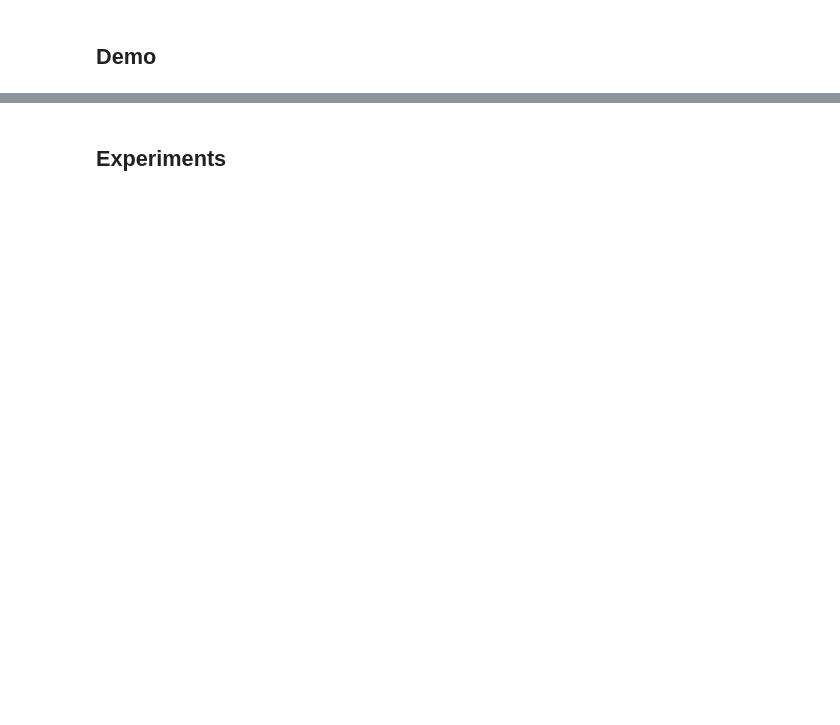
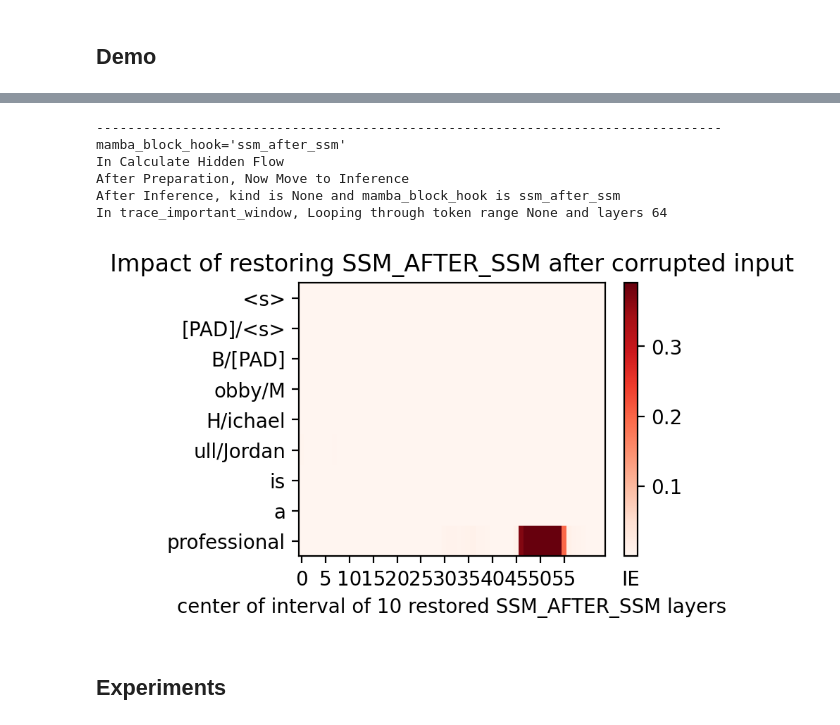
Before and after one commit to helalaou/anlp-spring2025-hw3, a Jupyter notebook: demo/mamba2_updated_causal_tracing.ipynb, the cells around one changed output, grey strips where cells are left out. Cells and saved outputs as stored; diff of their text form; code cells hidden in the pictures; blank space fills up the shorter version.

```diff
--- a/demo/mamba2_updated_causal_tracing.ipynb
+++ b/demo/mamba2_updated_causal_tracing.ipynb
@@ -260,0 +343,33 @@ for mamba_block_hook in [
+# %%
+# for mamba_block_hook in get_args(MambaBlock_Hook_Points):
+from src.tracing import calculate_hidden_flow
+from src.plotting import plot_trace_heatmap
+
+for mamba_block_hook in [
+    "ssm_after_ssm",
+]:
+    print("-"*80)
+    print(f"{mamba_block_hook=}")
+    mt.reset_forward()
+    indirect_effects = calculate_hidden_flow(
+        mt = mt,
+        prompt = prompt_template,
+        subject = subject,
+        alt_subject = alt_subject,
+        mamba_block_hook=mamba_block_hook
+    )
+    plot_trace_heatmap(
+        indirect_effects,
+        modelname=model_id.split("/")[-1],
+        relative_recovery=True,
+        savepdf=os.path.join(SAVE_DIR, f"{FILE_NAME_PREFIX}_{mamba_block_hook.split('_')[0]}.pdf"),
+        scale_range=(indirect_effects['low_score'], indirect_effects['high_score'])
+    )
+# %% [output]
+--------------------------------------------------------------------------------
+mamba_block_hook='ssm_after_ssm'
+In Calculate Hidden Flow
+After Preparation, Now Move to Inference
+After Inference, kind is None and mamba_block_hook is ssm_after_ssm
+In trace_important_window, Looping through token range None and layers 64
+[figure, added]
```
Also changed, not shown: parts of 42 cells of this notebook, 6 other files.
